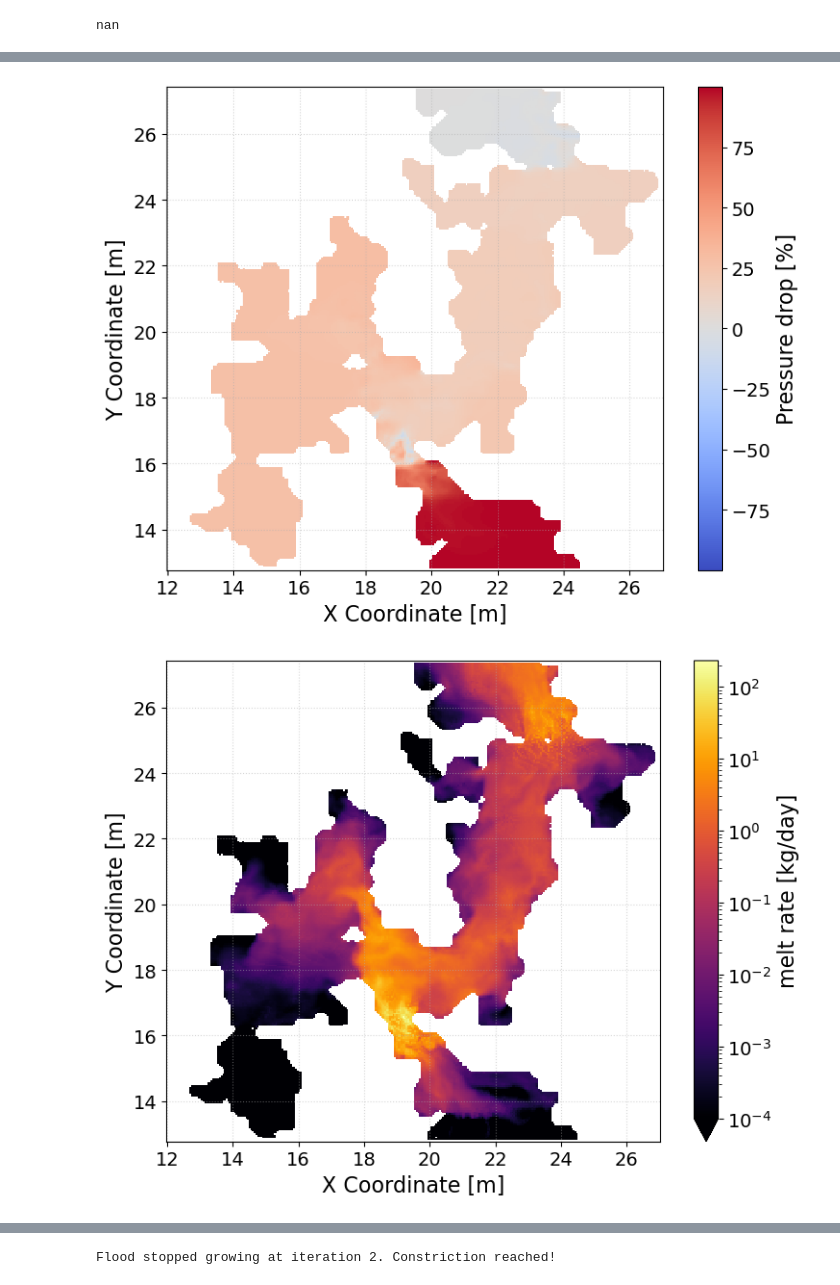
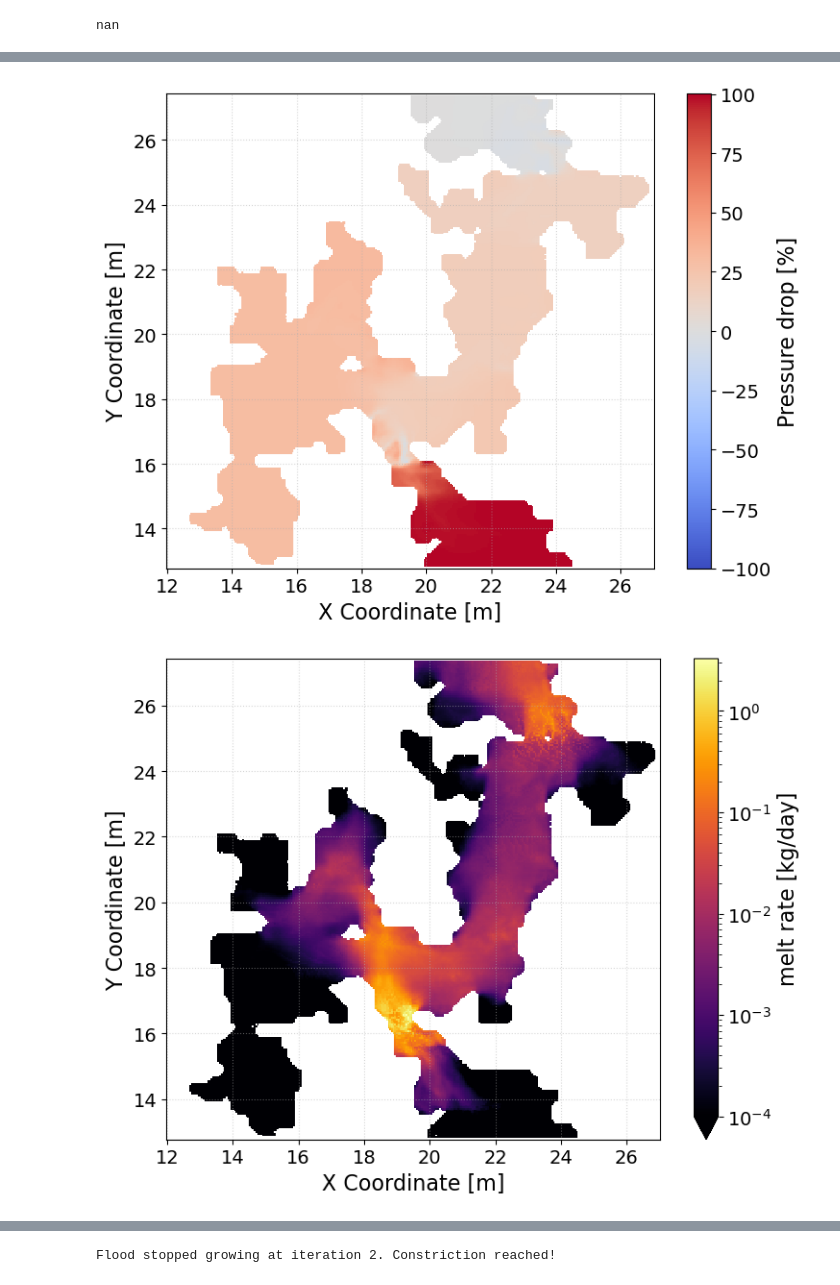
Before and after one commit to Felix-Gdd/cavity_waterflow, a Jupyter notebook: notebook_main_workflow.ipynb, the cells around one changed output, grey strips where cells are left out. Cells and saved outputs as stored; diff of their text form; code cells hidden in the pictures.

Commit message:
code development to plot Ks h alpha fitted and other rewrites

```diff
--- a/notebook_main_workflow.ipynb
+++ b/notebook_main_workflow.ipynb
@@ -18,7 +18,7 @@ import cavity_functions_cyclic as f
 # %%
  # Initialise the setup, choose the ovreburden ratio, the path to the files and the h_lim threshold to set :
 
-K_wi_chosen = '75'
+K_wi_chosen = '46'
 filename_chosen = 'sinus3dnS_1_14_'+K_wi_chosen+'_0065__t0002'
 path_name='../../data/sinus3dnS_1_14_0065/'+filename_chosen+'.csv'
 data_chosen=pd.read_csv(path_name)
@@ -413,7 +518,7 @@ f'{kinematic_P_outlet_list[2]:.2f}'
 # setup to post-process :
 theta_nb_pp = "60"#K_wi_chosen
 trsh_str_pp = '15'#trsh_str
-P_outlet_index = -1
+P_outlet_index = 2
 P_out_val_pp=str(f'_kPout_{kinematic_P_outlet_list[P_outlet_index]:.0f}')
 
 cavitation_val = cavitation_list[int(theta_nb_pp)]
@@ -464,5 +567,5 @@ ds_masked, ds_2d, of_mesh = f.get_sim_data(directory_name_pp,theta_nb_pp,trsh_st
 # %%
-mean_val = False
+mean_val = True
 plt.rcParams.update({
     'font.size': 14,          # General text size
     'axes.labelsize': 16,     # X and Y axis labels
@@ -633,4 +736,44 @@ ax.grid(True, linestyle=':', alpha=0.5)
 plt.tight_layout()
 #plt.savefig(f'/home/grandafe/Documents/Stage/img/report/{theta_nb_pp}/melrate_map{P_out_val_pp}_{theta_nb_pp}.png', bbox_inches='tight')
 plt.show()
+
+plt.rcParams.update({
+    'font.size': 14,          # General text size
+    'axes.labelsize': 16,     # X and Y axis labels
+    'axes.titlesize': 16,     # Main title
+    'xtick.labelsize': 14,    # X tick markings
+    'ytick.labelsize': 14,    # Y tick markings
+})
+
+
+if mean_val :
+    meltrate = (ds_2d['omega_mean']*ds_2d['k_mean']*0.09 / 3.34e5 ) *60*60*24
+    data_to_plot = (meltrate)/(920*0.05**2)/6
+else :
+    data_to_plot = ds_2d['omega']*ds_2d['k']*0.09 / 3.34e5 *60*60*24
+
+
+fig, ax = plt.subplots(figsize=(8, 6))
+
+quadmesh = data_to_plot.plot(
+    ax=ax,
+    x='x',
+    y='y',
+    cmap='winter',
+
+    # LOGSCALE HANDLING:
+    norm=LogNorm(vmin=1e-4, vmax=float(data_to_plot.max())),
+
+    cbar_kwargs={'label': 'melt height [m/day]'}
+)
+ax.set_aspect('equal')
+
+ax.set_xlabel("X Coordinate [m]")
+ax.set_ylabel("Y Coordinate [m]")
+
+ax.grid(True, linestyle=':', alpha=0.5)
+
+plt.tight_layout()
+#plt.savefig(f'/home/grandafe/Documents/Stage/img/report/{theta_nb_pp}/melrate_map{P_out_val_pp}_{theta_nb_pp}.png', bbox_inches='tight')
+plt.show()
 # %% [output]
@@ -638,2 +781,2 @@ plt.show()
-[figure, old version]
+[figure, new version]
-[figure, old version]
+[figure, new version]
```
Also changed, not shown: parts of 15 cells of this notebook, 1 other file.
